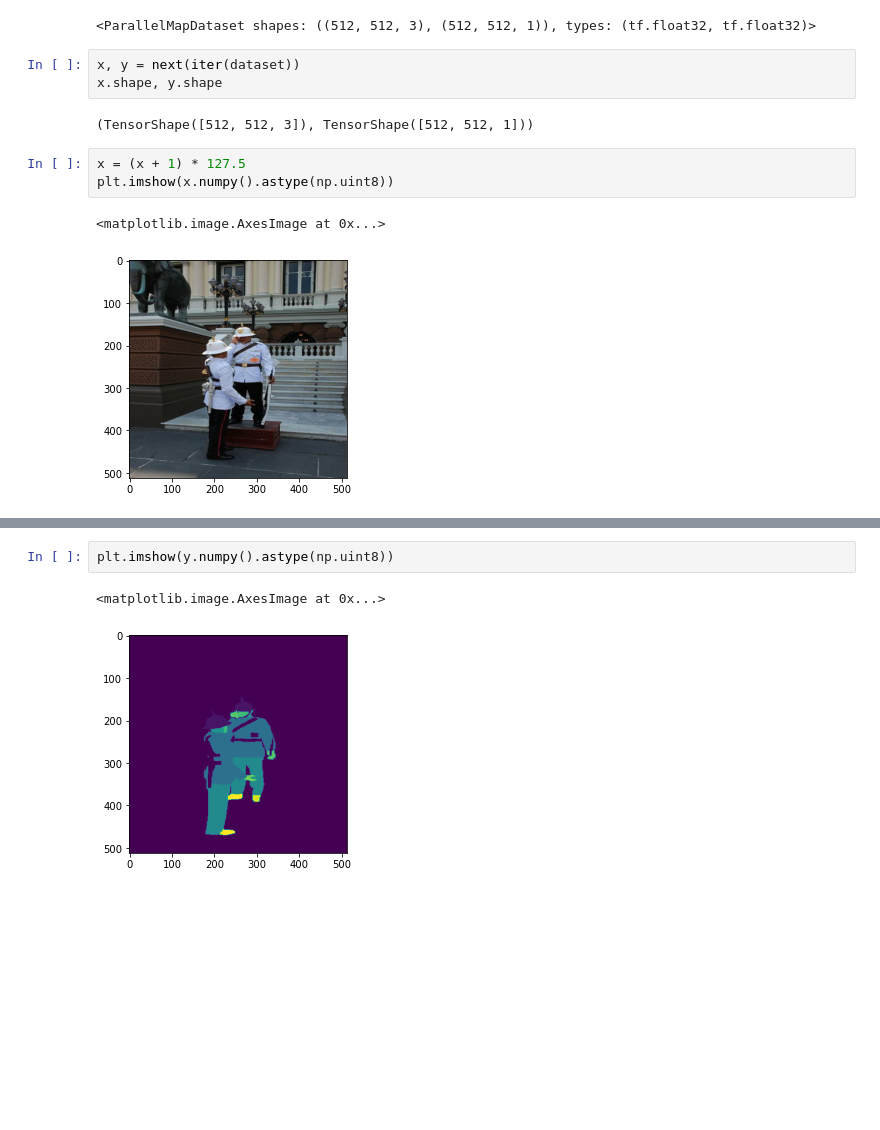
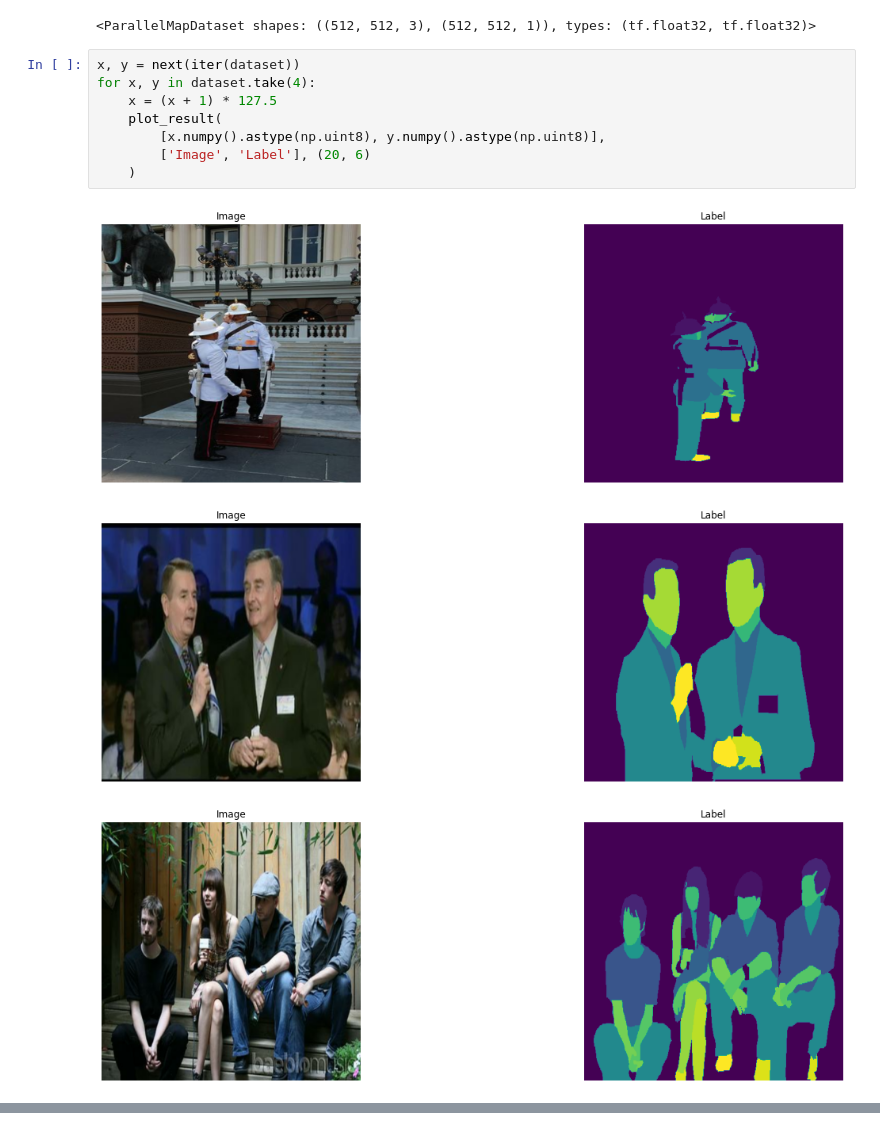
Before and after one commit to lattice-ai/DeepLabV3-Plus, a Jupyter notebook: notebooks/tfrecord-loader-demo.ipynb, the cells around one changed output, grey strips where cells are left out. Cells and saved outputs as stored; diff of their text form; blank space fills up the shorter version.

```diff
--- a/notebooks/tfrecord-loader-demo.ipynb
+++ b/notebooks/tfrecord-loader-demo.ipynb
@@ -61,14 +55,15 @@ augmented_dataset = augmentation_factory.augment_dataset(dataset)
 augmented_dataset
 # %% [output]
 <ParallelMapDataset shapes: ((512, 512, 3), (512, 512, 1)), types: (tf.float32, tf.float32)>
-# %%
-x, y = next(iter(dataset))
-x.shape, y.shape
-# %% [output]
-(TensorShape([512, 512, 3]), TensorShape([512, 512, 1]))
 # %%
-x = (x + 1) * 127.5
-plt.imshow(x.numpy().astype(np.uint8))
+x, y = next(iter(dataset))
+for x, y in dataset.take(4):
+    x = (x + 1) * 127.5
+    plot_result(
+        [x.numpy().astype(np.uint8), y.numpy().astype(np.uint8)],
+        ['Image', 'Label'], (20, 6)
+    )
 # %% [output]
-<matplotlib.image.AxesImage at 0x...>
-[figure, old version]
+[figure, new version]
+[figure, added]
+[figure, added]
@@ -75,5 +70,0 @@ plt.imshow(x.numpy().astype(np.uint8))
-# %%
-plt.imshow(y.numpy().astype(np.uint8))
-# %% [output]
-<matplotlib.image.AxesImage at 0x...>
-[figure, removed]
```
Also changed, not shown: parts of 8 cells of this notebook.
